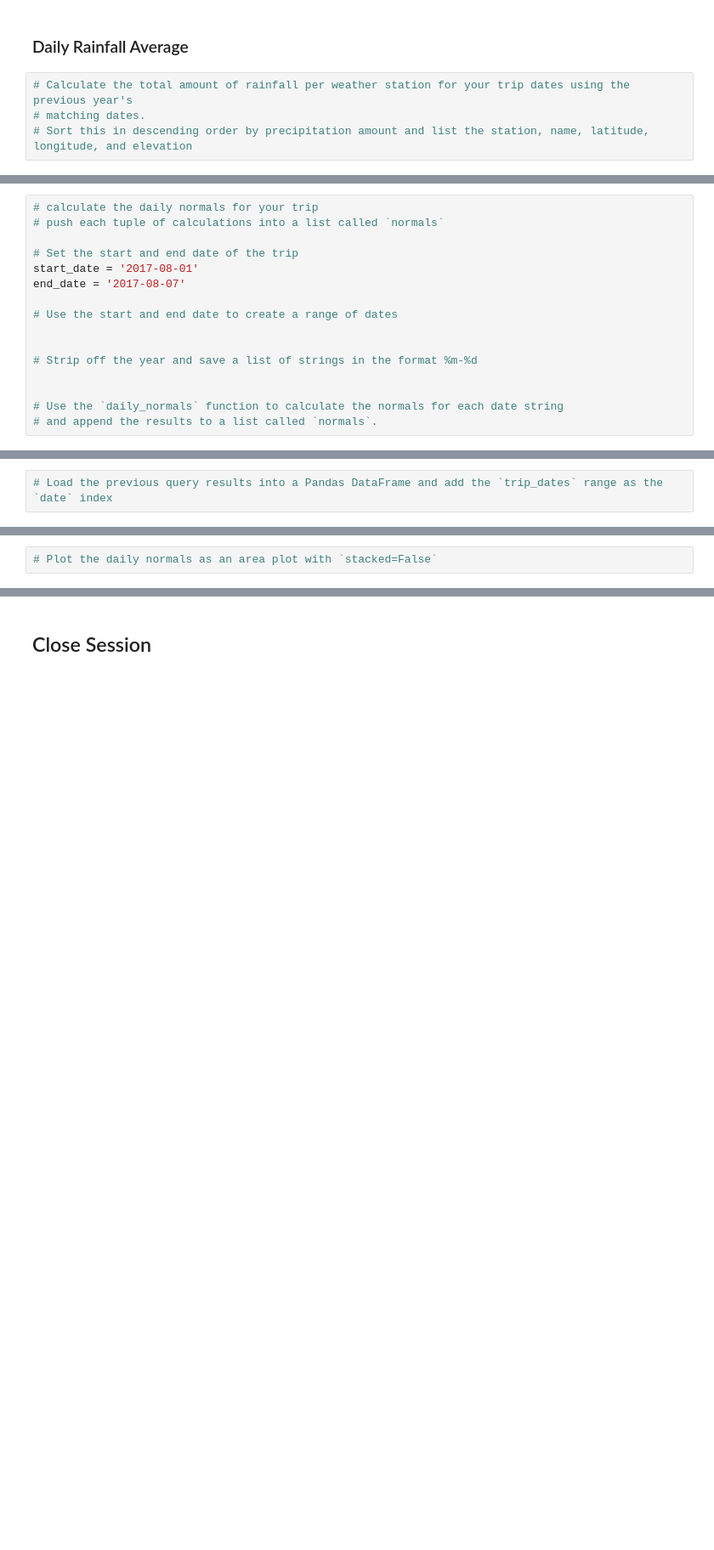
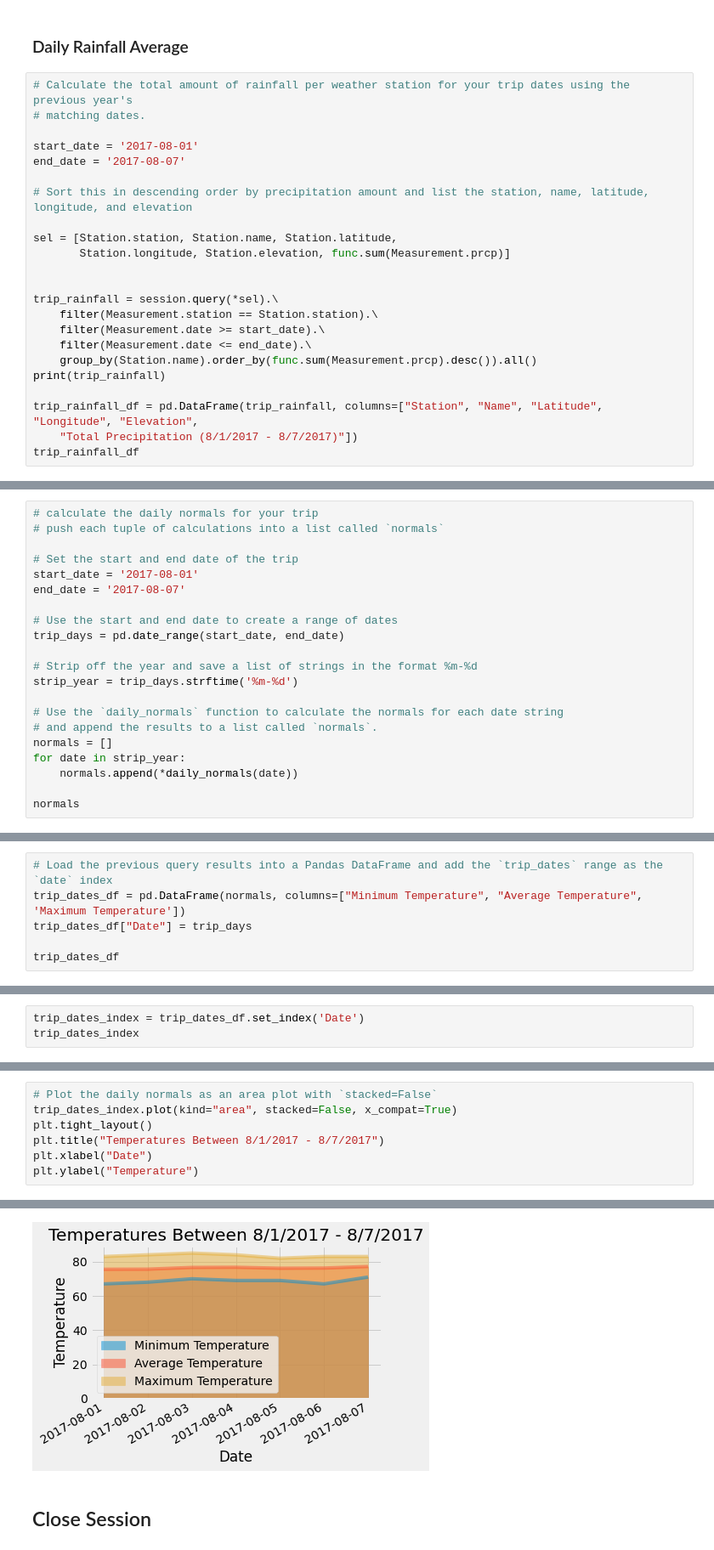
Before and after one commit to joekimga/sqlalchemy-challenge, a Jupyter notebook: temp_analysis_bonus_2_starter.ipynb, the cells around one changed output, grey strips where cells are left out. Shown at 85% size. Saved outputs shown, nothing was run; the diff lists cells and outputs as text; blank space fills up the shorter version.

```diff
--- a/temp_analysis_bonus_2_starter.ipynb
+++ b/temp_analysis_bonus_2_starter.ipynb
@@ -92,4 +92,23 @@ fig.tight_layout()
 # %%
 # Calculate the total amount of rainfall per weather station for your trip dates using the previous year's
 # matching dates.
+
+start_date = '2017-08-01'
+end_date = '2017-08-07'
+
 # Sort this in descending order by precipitation amount and list the station, name, latitude, longitude, and elevation
+
+sel = [Station.station, Station.name, Station.latitude,
+       Station.longitude, Station.elevation, func.sum(Measurement.prcp)]
+
+
+trip_rainfall = session.query(*sel).\
+    filter(Measurement.station == Station.station).\
+    filter(Measurement.date >= start_date).\
+    filter(Measurement.date <= end_date).\
+    group_by(Station.name).order_by(func.sum(Measurement.prcp).desc()).all()
+print(trip_rainfall)
+
+trip_rainfall_df = pd.DataFrame(trip_rainfall, columns=["Station", "Name", "Latitude", "Longitude", "Elevation",
+    "Total Precipitation (8/1/2017 - 8/7/2017)"])
+trip_rainfall_df
@@ -122,10 +151,15 @@ start_date = '2017-08-01'
 end_date = '2017-08-07'
 
 # Use the start and end date to create a range of dates
-
+trip_days = pd.date_range(start_date, end_date)
 
 # Strip off the year and save a list of strings in the format %m-%d
-
+strip_year = trip_days.strftime('%m-%d')
 
 # Use the `daily_normals` function to calculate the normals for each date string
 # and append the results to a list called `normals`.
+normals = []
+for date in strip_year:
+    normals.append(*daily_normals(date))
+
+normals
@@ -132,2 +174,6 @@ end_date = '2017-08-07'
 # %%
 # Load the previous query results into a Pandas DataFrame and add the `trip_dates` range as the `date` index
+trip_dates_df = pd.DataFrame(normals, columns=["Minimum Temperature", "Average Temperature", 'Maximum Temperature'])
+trip_dates_df["Date"] = trip_days
+
+trip_dates_df
@@ -133,0 +189,3 @@ end_date = '2017-08-07'
+# %%
+trip_dates_index = trip_dates_df.set_index('Date')
+trip_dates_index
@@ -134,2 +202,8 @@ end_date = '2017-08-07'
 # %%
 # Plot the daily normals as an area plot with `stacked=False`
+trip_dates_index.plot(kind="area", stacked=False, x_compat=True)
+plt.tight_layout()
+plt.title("Temperatures Between 8/1/2017 - 8/7/2017")
+plt.xlabel("Date")
+plt.ylabel("Temperature")
+# %% [output]
@@ -136,3 +211,4 @@ end_date = '2017-08-07'
+[figure, added]
 # %% [markdown]
 ## Close Session
 # %%
```
Also changed, not shown: parts of 7 cells of this notebook.
